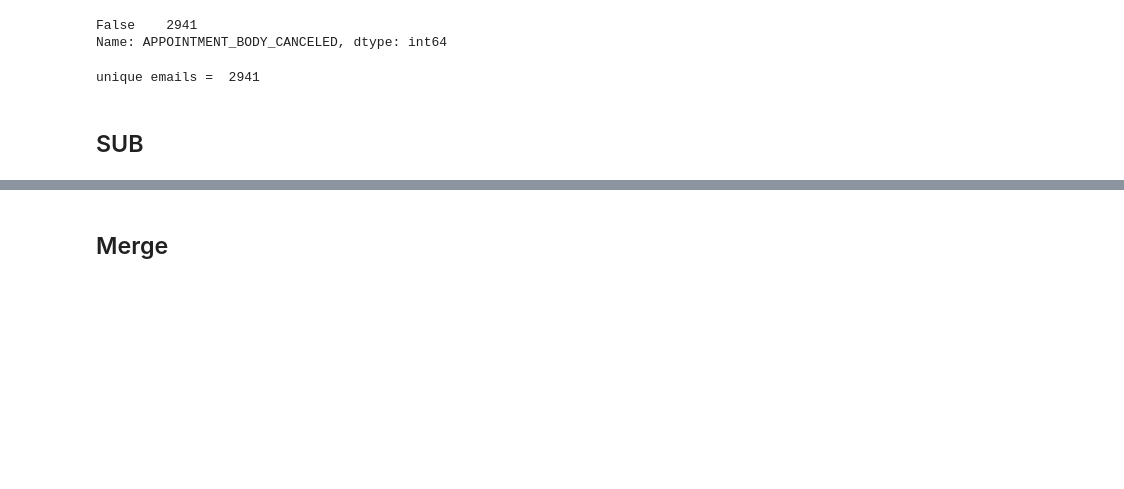
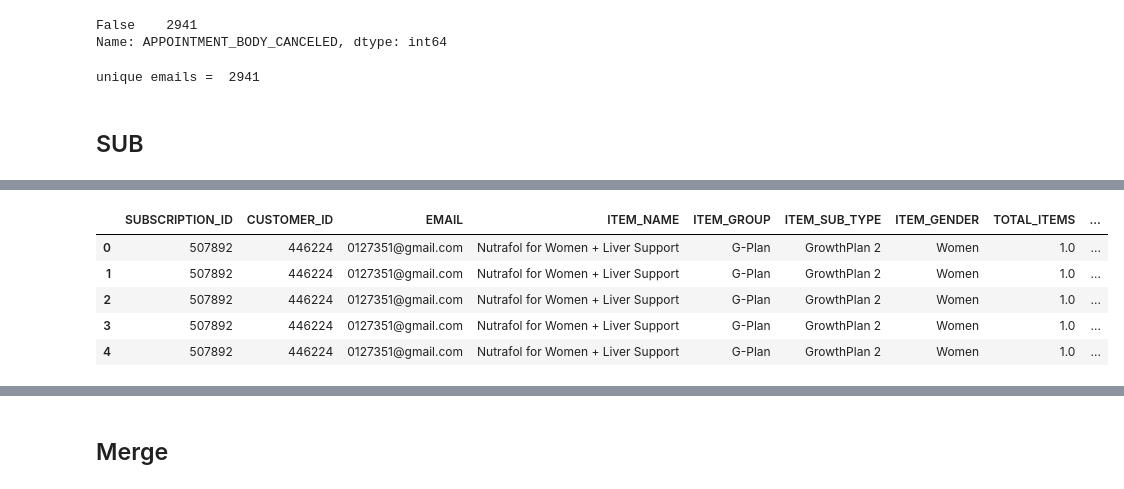
Before and after one commit to meaganlazer/Parking_Tickets_Timeseries, a Jupyter notebook: OrderData.ipynb, the cells around one changed output, grey strips where cells are left out. Saved outputs shown, nothing was run; the diff lists cells and outputs as text; code cells hidden in the pictures; blank space fills up the shorter version.

```diff
--- a/OrderData.ipynb
+++ b/OrderData.ipynb
@@ -208,3 +228,13 @@ print ('unique emails = ',gemail)
+# %%
+# gold['ITEM_SUB_TYPE'].value_counts()
+gold.head()
+# %% [output]
+|  | SUBSCRIPTION_ID | CUSTOMER_ID | EMAIL | ITEM_NAME | ITEM_GROUP | ITEM_SUB_TYPE | ITEM_GENDER | TOTAL_ITEMS | ... |
+| 0 | 507892 | 446224 | 0127351@gmail.com | Nutrafol for Women + Liver Support | G-Plan | GrowthPlan 2 | Women | 1.0 | ... |
+| 1 | 507892 | 446224 | 0127351@gmail.com | Nutrafol for Women + Liver Support | G-Plan | GrowthPlan 2 | Women | 1.0 | ... |
+| 2 | 507892 | 446224 | 0127351@gmail.com | Nutrafol for Women + Liver Support | G-Plan | GrowthPlan 2 | Women | 1.0 | ... |
+| 3 | 507892 | 446224 | 0127351@gmail.com | Nutrafol for Women + Liver Support | G-Plan | GrowthPlan 2 | Women | 1.0 | ... |
+| 4 | 507892 | 446224 | 0127351@gmail.com | Nutrafol for Women + Liver Support | G-Plan | GrowthPlan 2 | Women | 1.0 | ... |
 # %%
 # clean up item gender
 gold.loc[gold['ITEM_GENDER'] =='Men,Women', 'ITEM_GENDER']= 'Combination'
```
Also changed, not shown: parts of 10 cells of this notebook.
